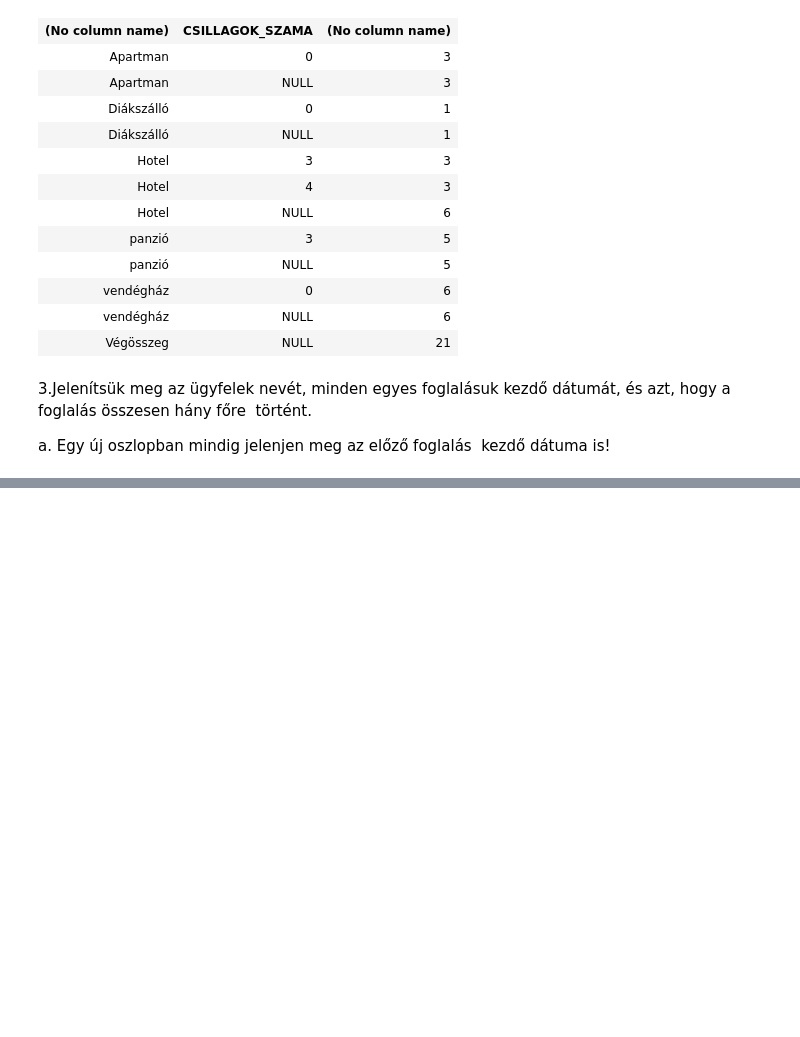
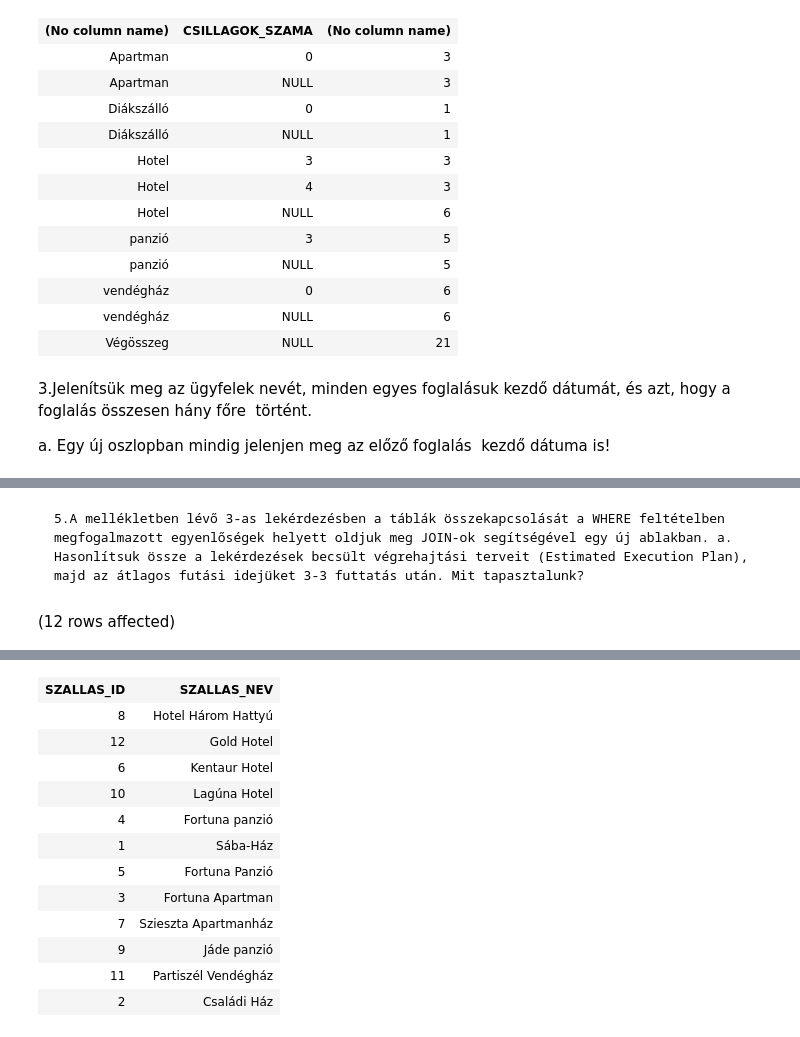
Before and after one commit to kissb364/sqlGyak, a Jupyter notebook: Notebook-1.ipynb, the cells around one changed output, grey strips where cells are left out. Drawn from its saved outputs; the diff is of its cells as text; code cells hidden in the pictures; blank space fills up the shorter version.

````diff
--- a/Notebook-1.ipynb
+++ b/Notebook-1.ipynb
@@ -80,3 +80,22 @@ Total execution time: 00:00:00.134
 | Horváth Krisztina | 2016-08-24 | 3 | 2016-05-19 |
 | Horváth Krisztina | 2016-09-30 | 3 | 2016-08-24 |
 | Horváth Krisztina | 2016-10-01 | 3 | 2016-09-30 |
+# %% [markdown]
+```
+5.A mellékletben lévő 3-as lekérdezésben a táblák összekapcsolását a WHERE feltételben megfogalmazott egyenlőségek helyett oldjuk meg JOIN-ok segítségével egy új ablakban. a. Hasonlítsuk össze a lekérdezések becsült végrehajtási terveit (Estimated Execution Plan), majd az átlagos futási idejüket 3-3 futtatás után. Mit tapasztalunk?
+```
+# %%
+/*SELECT szh.SZALLAS_ID, szh.SZALLAS_NEV
+FROM Foglalas f,  Szoba sz,  Szallashely szh
+WHERE f.SZOBA_FK = sz.SZOBA_ID
+      AND szh.SZALLAS_ID = sz.SZALLAS_FK
+GROUP BY szh.SZALLAS_ID, szh.SZALLAS_NEV
+ORDER BY COUNT(*) DESC*/
+
+SELECT szh.SZALLAS_ID,
+       szh.SZALLAS_NEV
+FROM Foglalas f join szoba sz on sz.SZOBA_ID = f.SZOBA_FK join Szallashely szh on szh.SZALLAS_ID = sz.SZALLAS_FK
+GROUP BY szh.SZALLAS_ID, szh.SZALLAS_NEV
+ORDER BY COUNT(*) DESC
+# %% [output]
+(12 rows affected)
@@ -82,0 +103,13 @@ Total execution time: 00:00:00.134
+| SZALLAS_ID | SZALLAS_NEV |
+| 8 | Hotel Három Hattyú |
+| 12 | Gold Hotel |
+| 6 | Kentaur Hotel |
+| 10 | Lagúna Hotel |
+| 4 | Fortuna panzió |
+| 1 | Sába-Ház |
+| 5 | Fortuna Panzió |
+| 3 | Fortuna Apartman |
+| 7 | Szieszta Apartmanház |
+| 9 | Jáde panzió |
+| 11 | Partiszél Vendégház |
+| 2 | Családi Ház |
````
Also changed, not shown: parts of 2 cells of this notebook.
